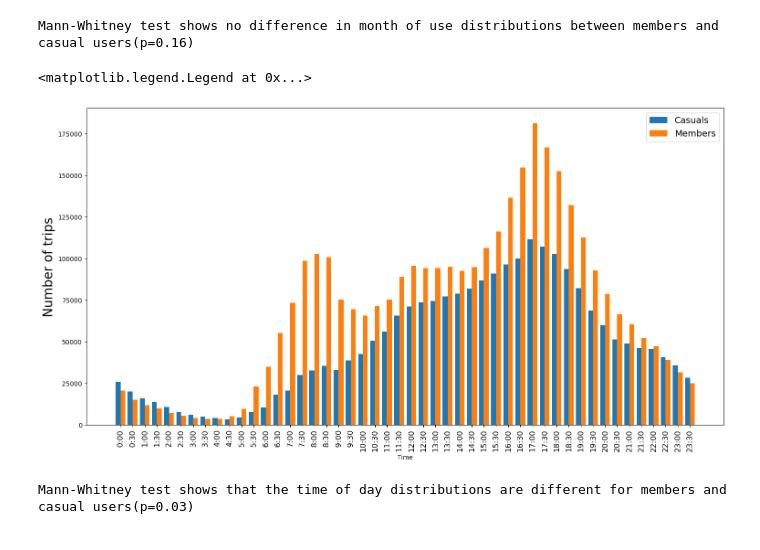
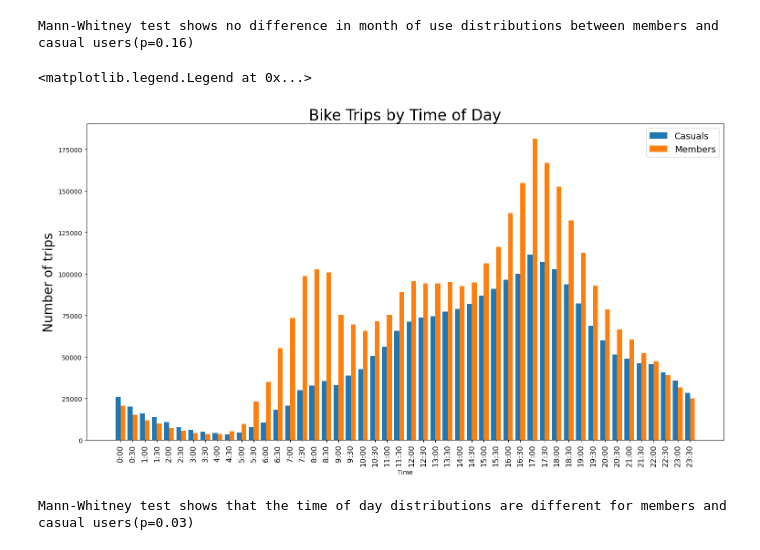
Before and after one commit to mosesibnmoses/Data-Portfolio, a Jupyter notebook: Bike share business analysis/Bike-share trips analysis.ipynb, the cells around one changed output. Drawn from its saved outputs; the diff is of its cells as text; code cells hidden in the pictures.

```diff
--- a/Bike share business analysis/Bike-share trips analysis.ipynb
+++ b/Bike share business analysis/Bike-share trips analysis.ipynb
@@ -425,22 +377,22 @@ Mann-Whitney test shows no difference in month of use distributions between memb
 # %%
 #create time intervals for time of day analyses.
 H=[hours for hours in range(24)]
 M=['00',30]
 X=[(str(h)+':'+str(m)) for h in H for m in M]
 
 f,ax=plt.subplots(figsize=(18,9))
 
 X_axis=np.arange(len(X))
 plt.bar(X_axis - 0.2, df_casuals_hour_dist_series, 0.4, label = 'Casuals')
 plt.bar(X_axis + 0.2, df_members_hour_dist_series, 0.4, label = 'Members')
 plt.xticks(X_axis, X, rotation=90,fontsize=12)
 plt.xlabel("Time")
 plt.ylabel("Number of trips",fontsize=20)
-#plt.title("Number of tri in each group")
+plt.title("Bike Trips by Time of Day",fontsize=24)
 ax.legend(fontsize=14)
 # %% [output]
 <matplotlib.legend.Legend at 0x...>
-[figure, old version]
+[figure, new version]
 # %%
 statistic,p=mannwhitneyu(df_casuals_hour_dist_series,df_members_hour_dist_series)
 if p<0.05:
```
Also changed, not shown: parts of 8 cells of this notebook.
